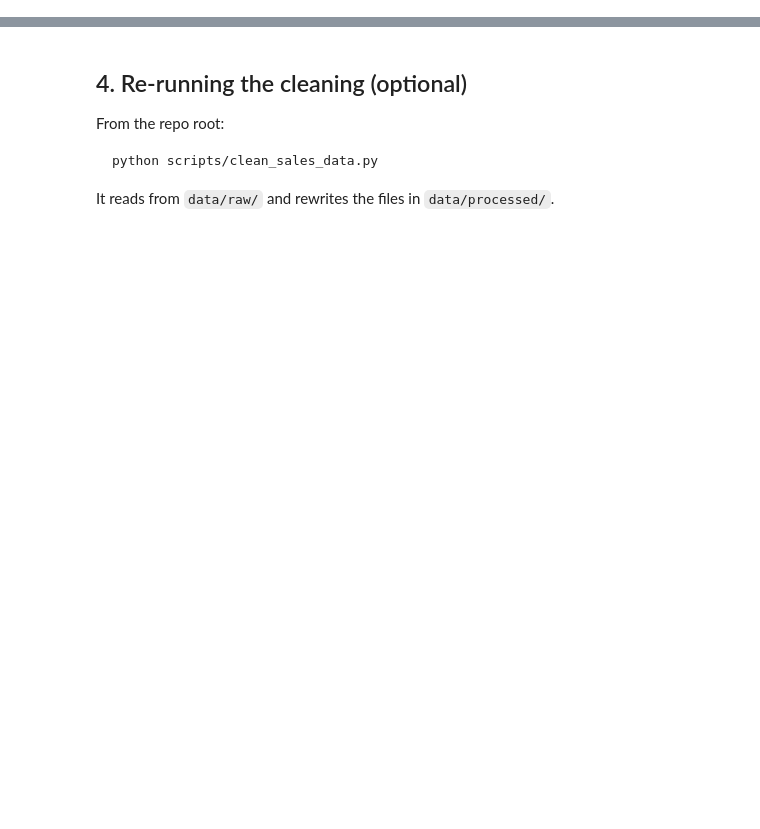
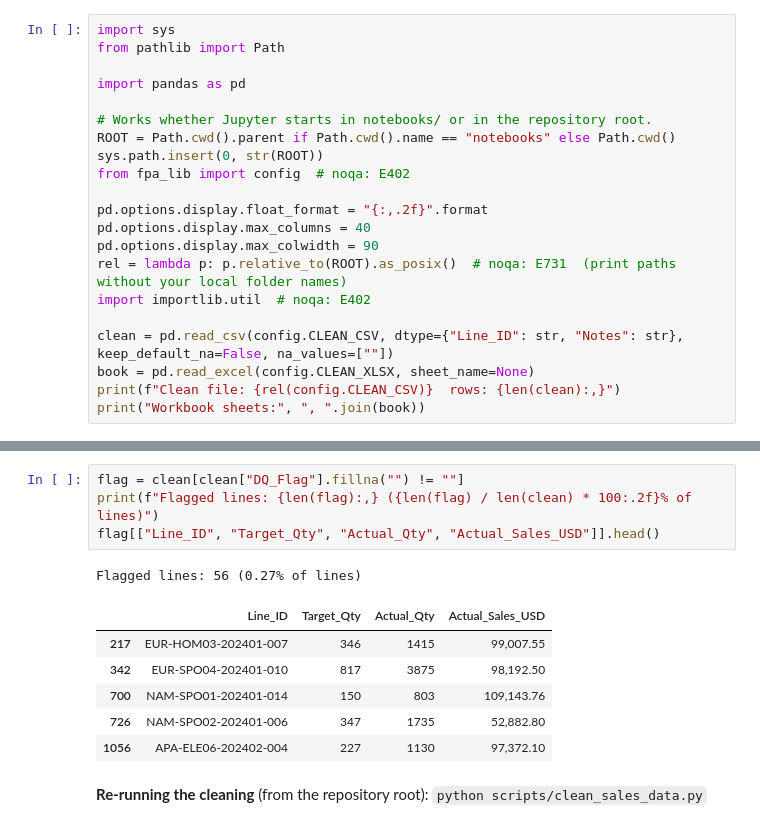
Before and after one commit to kunalkanjwani08-afk/sales-variance-fpa-dashboard, a Jupyter notebook: notebooks/02_data_cleaning.ipynb, the cells around one changed output, grey strips where cells are left out. Drawn from its saved outputs; the diff is of its cells as text; blank space fills up the shorter version.

````diff
--- a/notebooks/02_data_cleaning.ipynb
+++ b/notebooks/02_data_cleaning.ipynb
@@ -101,0 +14,21 @@ pd.Series(checks, name="passed").to_frame()
+# %%
+import sys
+from pathlib import Path
+
+import pandas as pd
+
+# Works whether Jupyter starts in notebooks/ or in the repository root.
+ROOT = Path.cwd().parent if Path.cwd().name == "notebooks" else Path.cwd()
+sys.path.insert(0, str(ROOT))
+from fpa_lib import config  # noqa: E402
+
+pd.options.display.float_format = "{:,.2f}".format
+pd.options.display.max_columns = 40
+pd.options.display.max_colwidth = 90
+rel = lambda p: p.relative_to(ROOT).as_posix()  # noqa: E731  (print paths without your local folder names)
+import importlib.util  # noqa: E402
+
+clean = pd.read_csv(config.CLEAN_CSV, dtype={"Line_ID": str, "Notes": str}, keep_default_na=False, na_values=[""])
+book = pd.read_excel(config.CLEAN_XLSX, sheet_name=None)
+print(f"Clean file: {rel(config.CLEAN_CSV)}  rows: {len(clean):,}")
+print("Workbook sheets:", ", ".join(book))
@@ -102,7 +177,14 @@ pd.Series(checks, name="passed").to_frame()
+# %%
+flag = clean[clean["DQ_Flag"].fillna("") != ""]
+print(f"Flagged lines: {len(flag):,} ({len(flag) / len(clean) * 100:.2f}% of lines)")
+flag[["Line_ID", "Target_Qty", "Actual_Qty", "Actual_Sales_USD"]].head()
+# %% [output]
+Flagged lines: 56 (0.27% of lines)
+|  | Line_ID | Target_Qty | Actual_Qty | Actual_Sales_USD |
+| 217 | EUR-HOM03-202401-007 | 346 | 1415 | 99,007.55 |
+| 342 | EUR-SPO04-202401-010 | 817 | 3875 | 98,192.50 |
+| 700 | NAM-SPO01-202401-014 | 150 | 803 | 109,143.76 |
+| 726 | NAM-SPO02-202401-006 | 347 | 1735 | 52,882.80 |
+| 1056 | APA-ELE06-202402-004 | 227 | 1130 | 97,372.10 |
 # %% [markdown]
-## 4. Re-running the cleaning (optional)
-From the repo root:
-```
-python scripts/clean_sales_data.py
-```
-It reads from `data/raw/` and rewrites the files in `data/processed/`.
+**Re-running the cleaning** (from the repository root): `python scripts/clean_sales_data.py`
````
Also changed, not shown: parts of 24 cells of this notebook, 51 other files.
